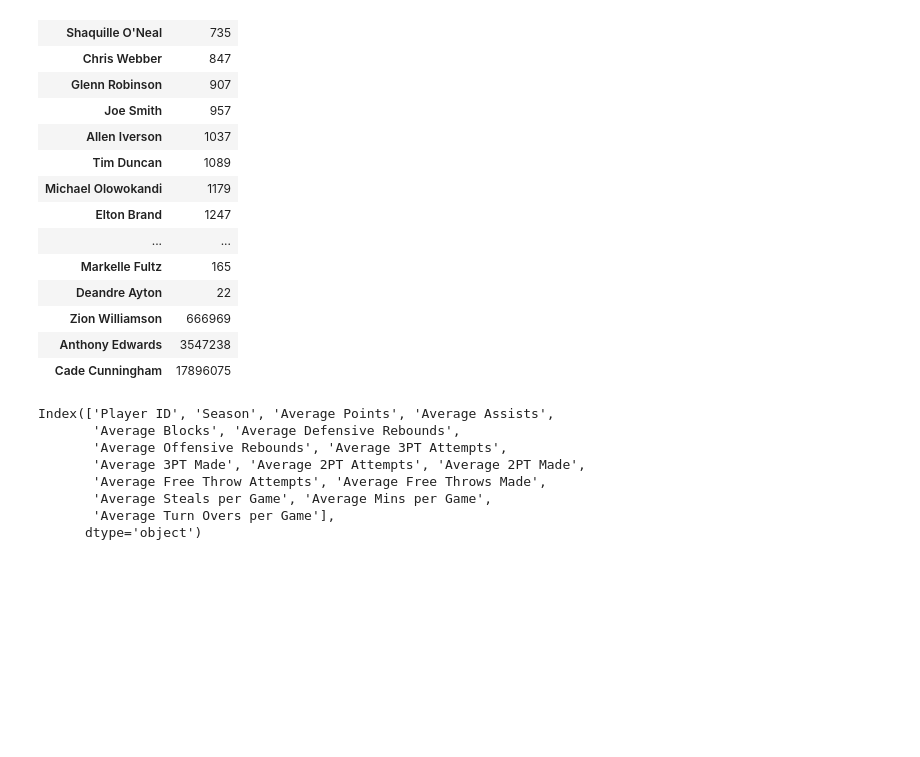
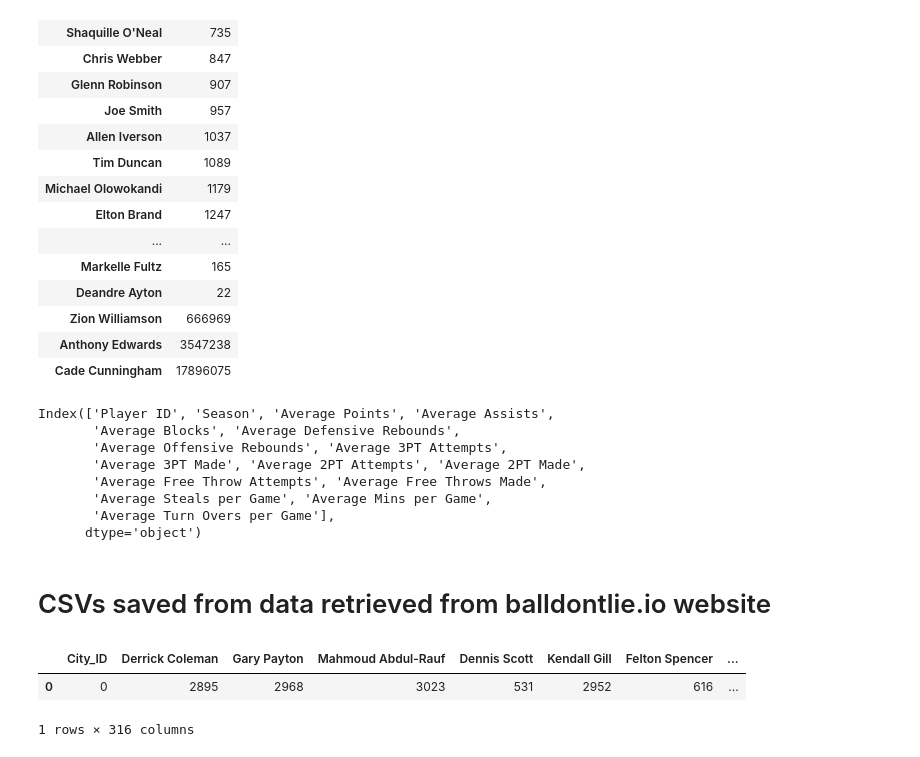
Before and after one commit to YoussoufIY/NBA-Draft-Analysis, a Jupyter notebook: NBA Project.ipynb, the cells around one changed output. Drawn from its saved outputs; the diff is of its cells as text; code cells hidden in the pictures; blank space fills up the shorter version.

```diff
--- a/NBA Project.ipynb
+++ b/NBA Project.ipynb
@@ -850,3 +818,13 @@ Index(['Player ID', 'Season', 'Average Points', 'Average Assists',
 # #Read Draft Data CSV
 # player_draft_list_df=pd.read_csv("Resources/draft-data-1990-2021.csv")
 # player_draft_list_df.head()
+# %% [markdown]
+# CSVs saved from data retrieved from balldontlie.io website
+# %%
+# #Read Draft Data CSV
+player_draft_df=pd.read_csv("Resources/player_data.csv")
+player_draft_df.head()
+# %% [output]
+|  | City_ID | Derrick Coleman | Gary Payton | Mahmoud Abdul-Rauf | Dennis Scott | Kendall Gill | Felton Spencer | ... |
+| 0 | 0 | 2895 | 2968 | 3023 | 531 | 2952 | 616 | ... |
+1 rows × 316 columns
```
Also changed, not shown: parts of 18 cells of this notebook, 5 other files.
